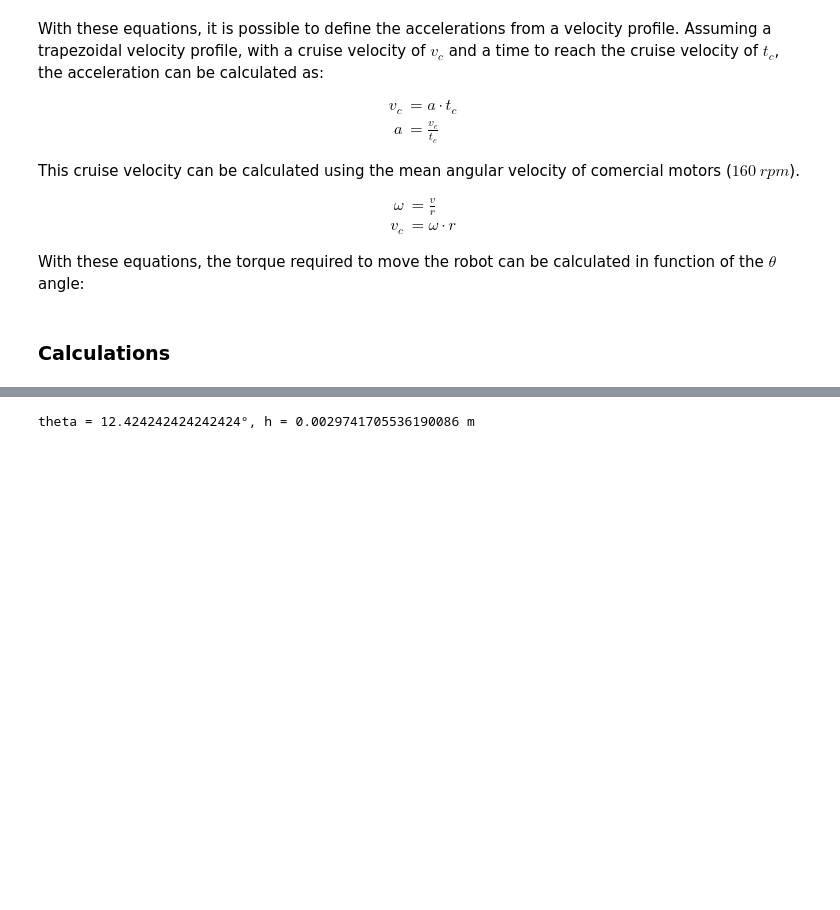
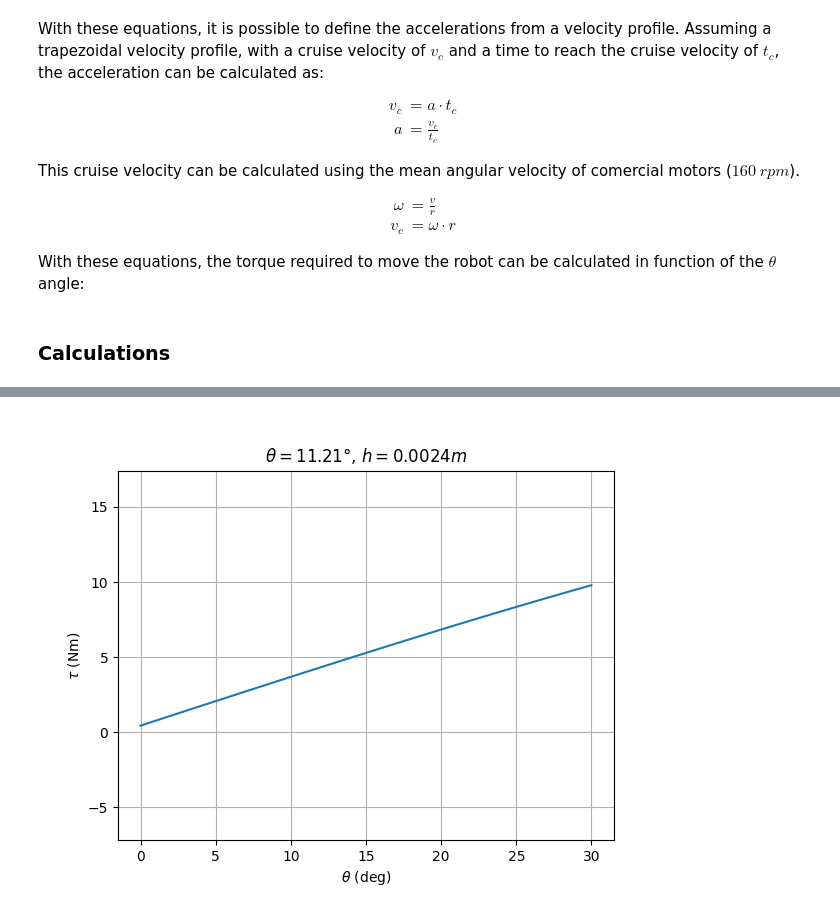
Before and after one commit to cychitivav/pai, a Jupyter notebook: docs/source/notebooks/motor.ipynb, the cells around one changed output, grey strips where cells are left out. Saved outputs shown, nothing was run; the diff lists cells and outputs as text; code cells hidden in the pictures; blank space fills up the shorter version.

```diff
--- a/docs/source/notebooks/motor.ipynb
+++ b/docs/source/notebooks/motor.ipynb
@@ -99,9 +106,21 @@ h = r(1-\cos{\theta})
 $$
 # %%
 tau_max = 4 # Nm
-tau = m * r * g * np.sin(theta)
+tc = 10 # s
+
+# Torque vector
+tau = m * r * (g*np.sin(theta) + vc/tc) + I * vc/(r*tc)
+
+# Plot
+plt.figure()
+plt.plot(np.rad2deg(theta), tau)
+plt.xlabel(r'$\theta$ (deg)')
+plt.ylabel(r'$\tau$ (Nm)')
+plt.grid()
+plt.axis('equal')
+
 theta_max = theta[np.where(tau >= tau_max)[0][0]]
-
-print('theta = {}°, h = {} m'.format(np.rad2deg(theta_max), r*(1-np.cos(theta_max))))
+plt.title(r'$\theta = {:.2f}°$, $h = {:.4f} m$'.format(np.rad2deg(theta_max), r*(1-np.cos(theta_max))))
+plt.show()
 # %% [output]
-theta = 12.424242424242424°, h = 0.0029741705536190086 m
+[figure, added]
```
Also changed, not shown: parts of 2 cells of this notebook, 1 other file.
